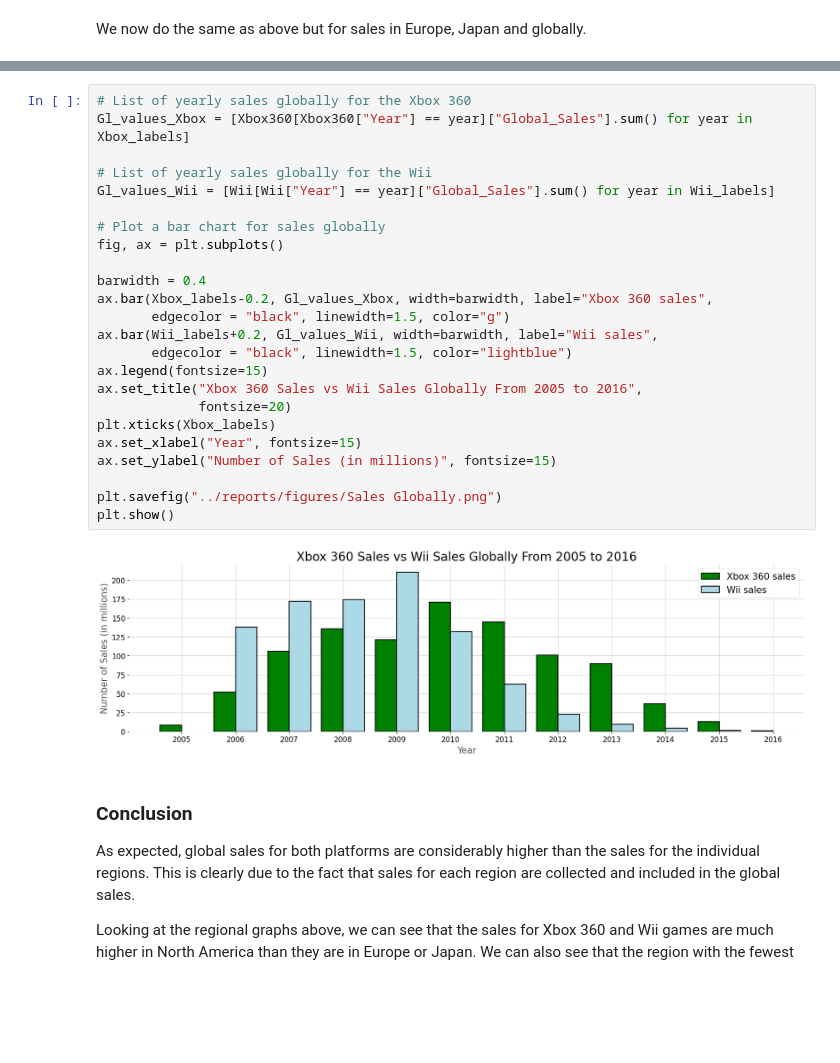
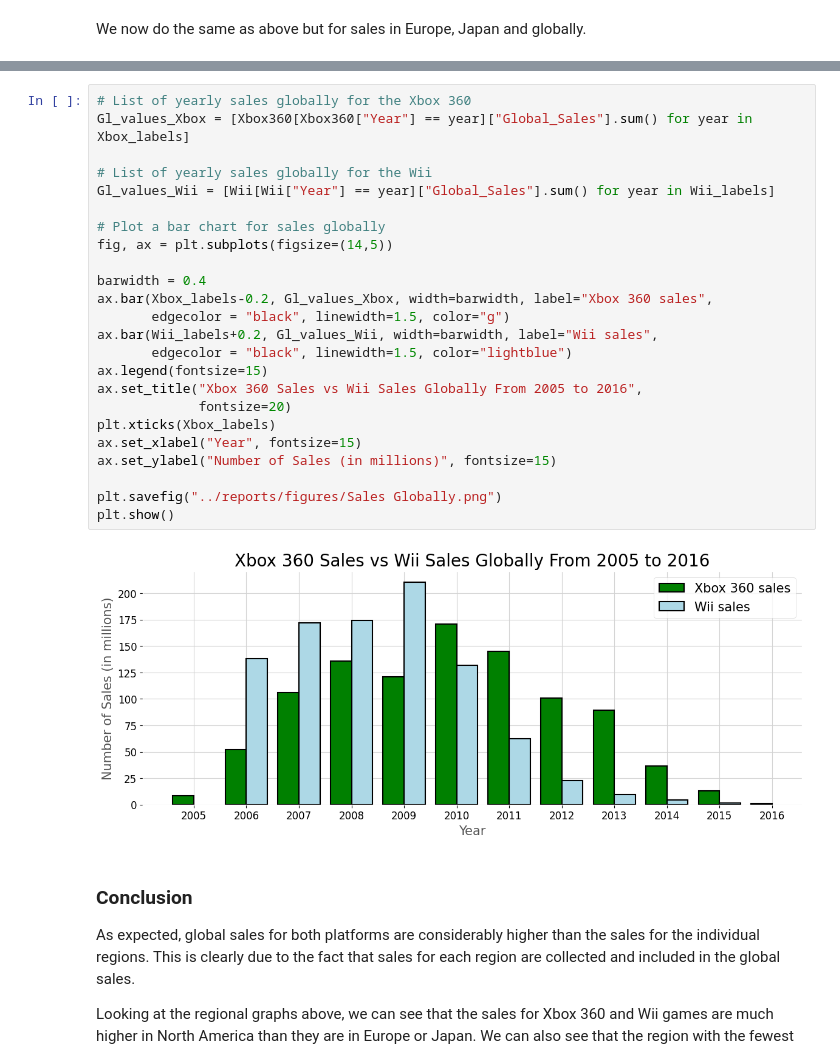
Before and after one commit to JoelCharlton09/Video-Games-Analysis, a Jupyter notebook: notebooks/Objective-1.ipynb, the cells around one changed output, grey strips where cells are left out. Drawn from its saved outputs; the diff is of its cells as text; blank space fills up the shorter version.

```diff
--- a/notebooks/Objective-1.ipynb
+++ b/notebooks/Objective-1.ipynb
@@ -147,29 +147,29 @@ plt.show()
 # %%
 # List of yearly sales globally for the Xbox 360
 Gl_values_Xbox = [Xbox360[Xbox360["Year"] == year]["Global_Sales"].sum() for year in Xbox_labels]
 
 # List of yearly sales globally for the Wii
 Gl_values_Wii = [Wii[Wii["Year"] == year]["Global_Sales"].sum() for year in Wii_labels]
 
 # Plot a bar chart for sales globally
-fig, ax = plt.subplots()
+fig, ax = plt.subplots(figsize=(14,5))
 
 barwidth = 0.4
 ax.bar(Xbox_labels-0.2, Gl_values_Xbox, width=barwidth, label="Xbox 360 sales",
        edgecolor = "black", linewidth=1.5, color="g")
 ax.bar(Wii_labels+0.2, Gl_values_Wii, width=barwidth, label="Wii sales",
        edgecolor = "black", linewidth=1.5, color="lightblue")
 ax.legend(fontsize=15)
 ax.set_title("Xbox 360 Sales vs Wii Sales Globally From 2005 to 2016",
              fontsize=20)
 plt.xticks(Xbox_labels)
 ax.set_xlabel("Year", fontsize=15)
 ax.set_ylabel("Number of Sales (in millions)", fontsize=15)
 
 plt.savefig("../reports/figures/Sales Globally.png")
 plt.show()
 # %% [output]
-[figure, old version]
+[figure, new version]
 # %% [markdown]
 ### Conclusion
 
```
Also changed, not shown: parts of 4 cells of this notebook.
